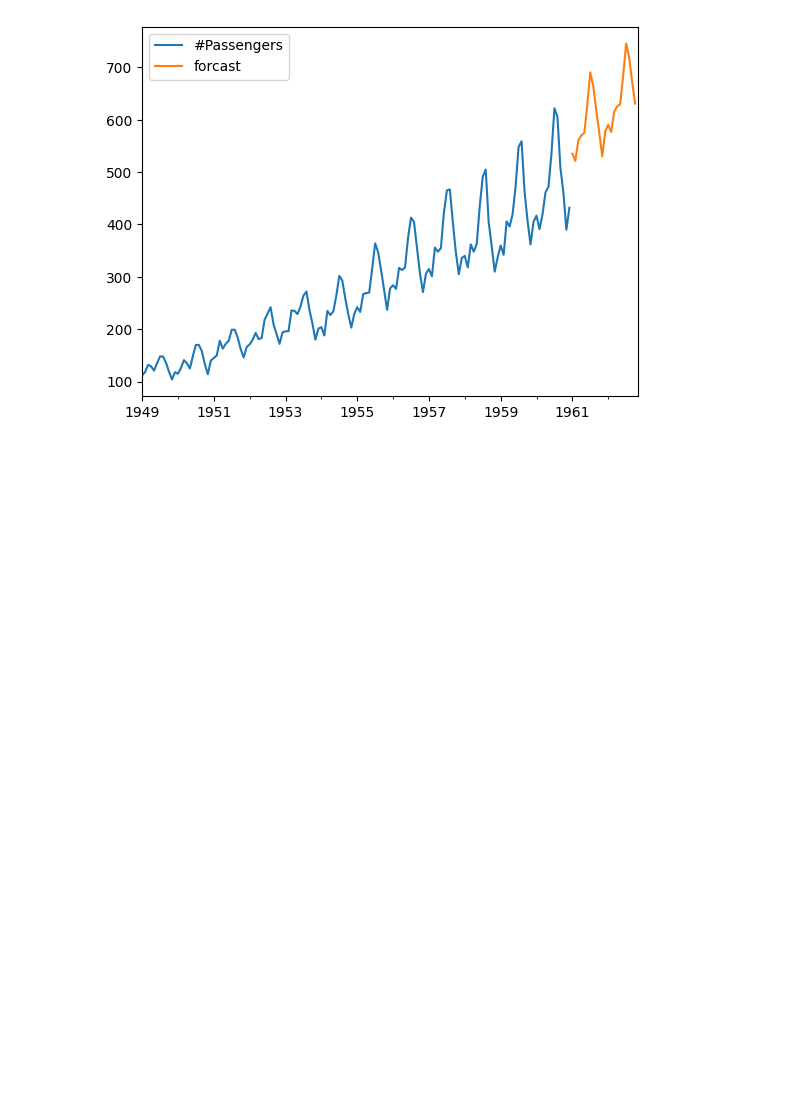
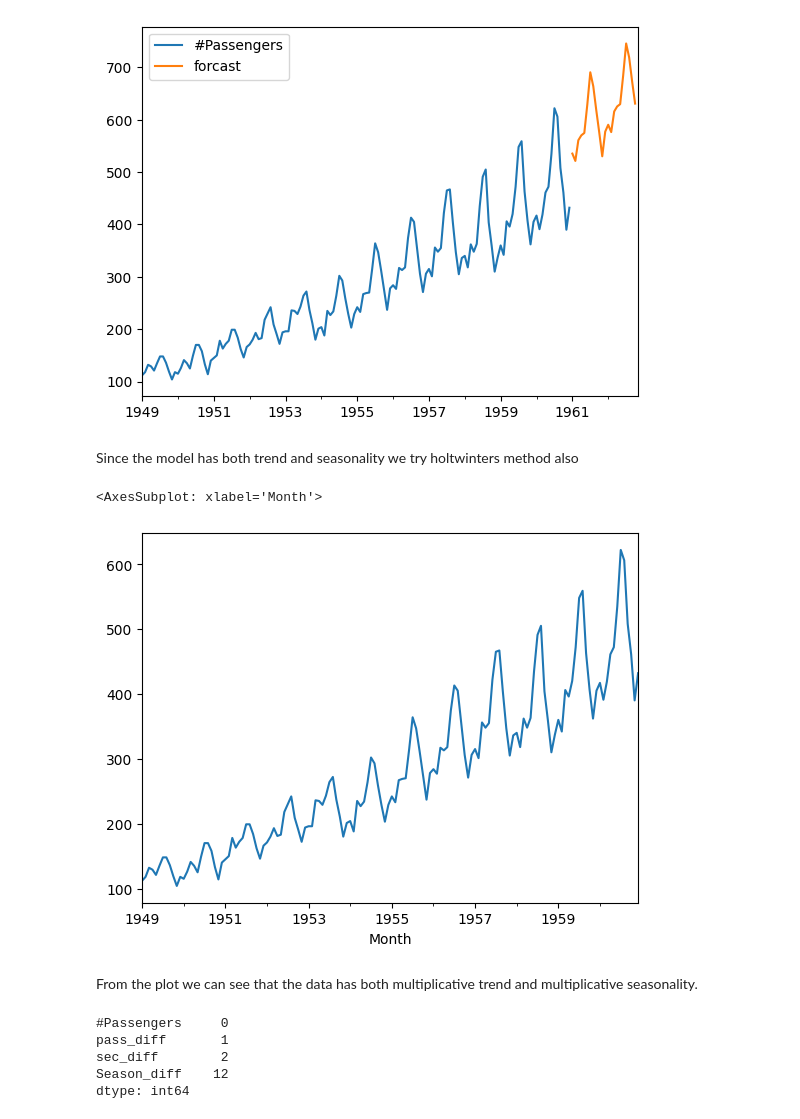
Before and after one commit to sarav003/MyWork, a Jupyter notebook: TimeSeries/ARMA,SARIMAX.ipynb, the cells around one changed output. Cells and saved outputs as stored; diff of their text form; code cells hidden in the pictures; blank space fills up the shorter version.

```diff
--- a/TimeSeries/ARMA,SARIMAX.ipynb
+++ b/TimeSeries/ARMA,SARIMAX.ipynb
@@ -481,3 +487,20 @@ future_data[['#Passengers','forcast']].plot()
 # %% [output]
 <AxesSubplot: >
 [figure]
+# %% [markdown]
+Since the model has both trend and seasonality we try holtwinters method also
+# %%
+df['#Passengers'].plot()
+# %% [output]
+<AxesSubplot: xlabel='Month'>
+[figure, added]
+# %% [markdown]
+From the plot we can see that the data has both multiplicative trend and multiplicative seasonality.
+# %%
+df.isnull().sum()
+# %% [output]
+#Passengers     0
+pass_diff       1
+sec_diff        2
+Season_diff    12
+dtype: int64
```
Also changed, not shown: parts of 18 cells of this notebook, 1 other file.
